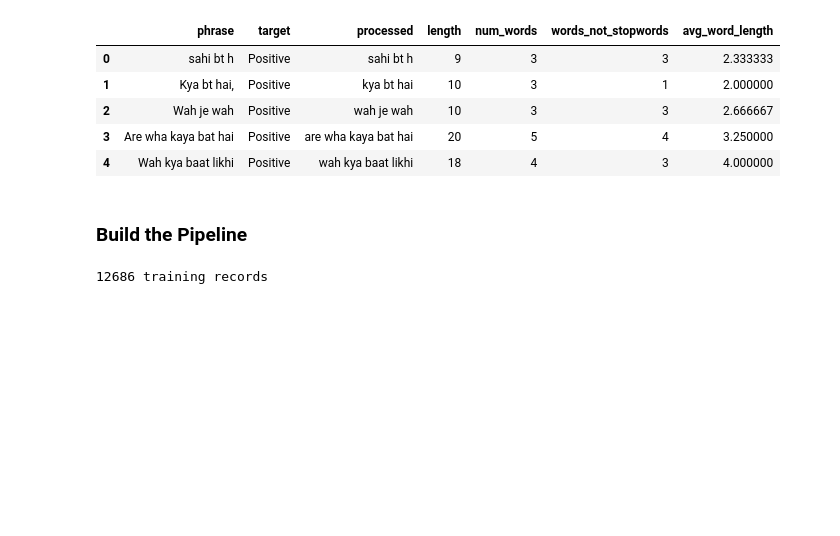
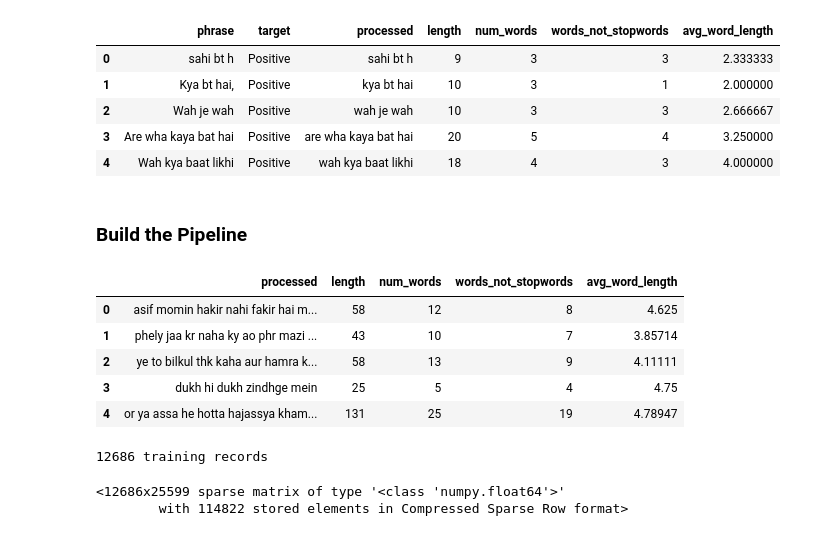
Before and after one commit to bryanfree66/colab_notebooks, a Jupyter notebook: sentiment_analysis_sample.ipynb, the cells around one changed output. Cells and saved outputs as stored; diff of their text form; code cells hidden in the pictures; blank space fills up the shorter version.

Commit message:
Added TfidfVectorizer to text pipeline

```diff
--- a/sentiment_analysis_sample.ipynb
+++ b/sentiment_analysis_sample.ipynb
@@ -277,8 +278,19 @@ target = 'target'
 # %%
 # Random under-sampling to help balance the data
 rus = RandomUnderSampler(random_state=SEED)
 X_resampled, y_resampled = rus.fit_resample(df_processed[features],
                                             df_processed[target])
+X_resampled = pd.DataFrame(X_resampled)
+X_resampled.columns = features
+y_resampled = pd.DataFrame(y_resampled)
+X_resampled.head()
+# %% [output]
+|  | processed | length | num_words | words_not_stopwords | avg_word_length |
+| 0 | asif momin hakir nahi fakir hai m... | 58 | 12 | 8 | 4.625 |
+| 1 | phely jaa kr naha ky ao phr mazi ... | 43 | 10 | 7 | 3.85714 |
+| 2 | ye to bilkul thk kaha aur hamra k... | 58 | 13 | 9 | 4.11111 |
+| 3 | dukh hi dukh zindhge mein | 25 | 5 | 4 | 4.75 |
+| 4 | or ya assa he hotta hajassya kham... | 131 | 25 | 19 | 4.78947 |
 # %%
 # Split the data
 TRAIN_SPLIT = .8
@@ -321,3 +327,15 @@ class NumericSelector(BaseEstimator, TransformerMixin):
+# %%
+union_stop_words = text.ENGLISH_STOP_WORDS.union(stopwords_list)
+
+text_pipeline = Pipeline([
+                ('selector', TextSelector(key='processed')),
+                ('tfidf', TfidfVectorizer(stop_words=union_stop_words))
+            ])
+
+text_pipeline.fit_transform(X_train)
+# %% [output]
+<12686x25599 sparse matrix of type '<class 'numpy.float64'>'
+        with 114822 stored elements in Compressed Sparse Row format>
 # %%
 #corpus = []
 
```
Also changed, not shown: parts of 4 cells of this notebook.
